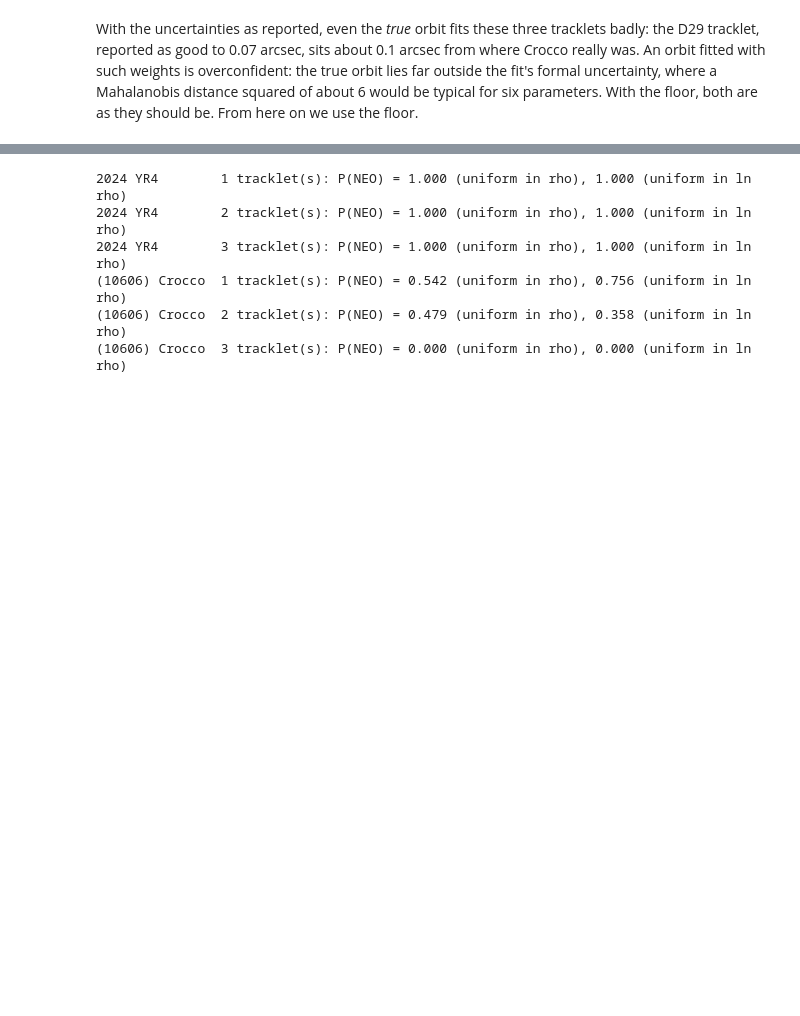
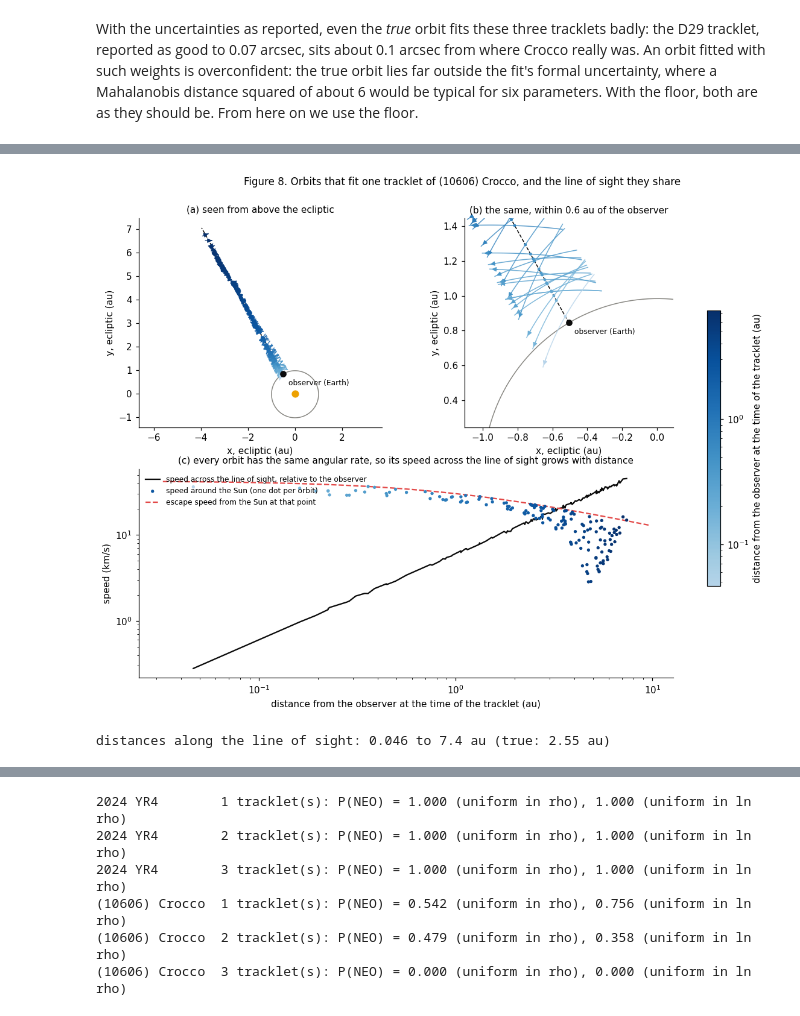
Before and after one commit to matthewjohnpayne/science-notebooks, a Jupyter notebook: notebooks/neocp_uncertainty/neocp_uncertainty.ipynb, the cells around one changed output, grey strips where cells are left out. Saved outputs shown, nothing was run; the diff lists cells and outputs as text; code cells hidden in the pictures; blank space fills up the shorter version.

```diff
--- a/notebooks/neocp_uncertainty/neocp_uncertainty.ipynb
+++ b/notebooks/neocp_uncertainty/neocp_uncertainty.ipynb
@@ -385,0 +388,10 @@ plt.show()
+# %%
+X_ray, el_ray = neocp.draw(stages_c[0], attr_c, N_DRAW, rng)
+g = neocp.ray_geometry(attr_c, X_ray[:150])
+fig, axs = neocp.plot_ray_views(g, zoom_au=0.6)
+fig.suptitle("Figure 8. Orbits that fit one tracklet of (10606) Crocco, and the line of sight they share", fontsize=11, y=0.95)
+plt.show()
+print(f"distances along the line of sight: {g['rho'].min():.3f} to {g['rho'].max():.1f} au (true: {rr_c[0]:.2f} au)")
+# %% [output]
+[figure, added]
+distances along the line of sight: 0.046 to 7.4 au (true: 2.55 au)
```
Also changed, not shown: parts of 15 cells of this notebook, 2 other files.
